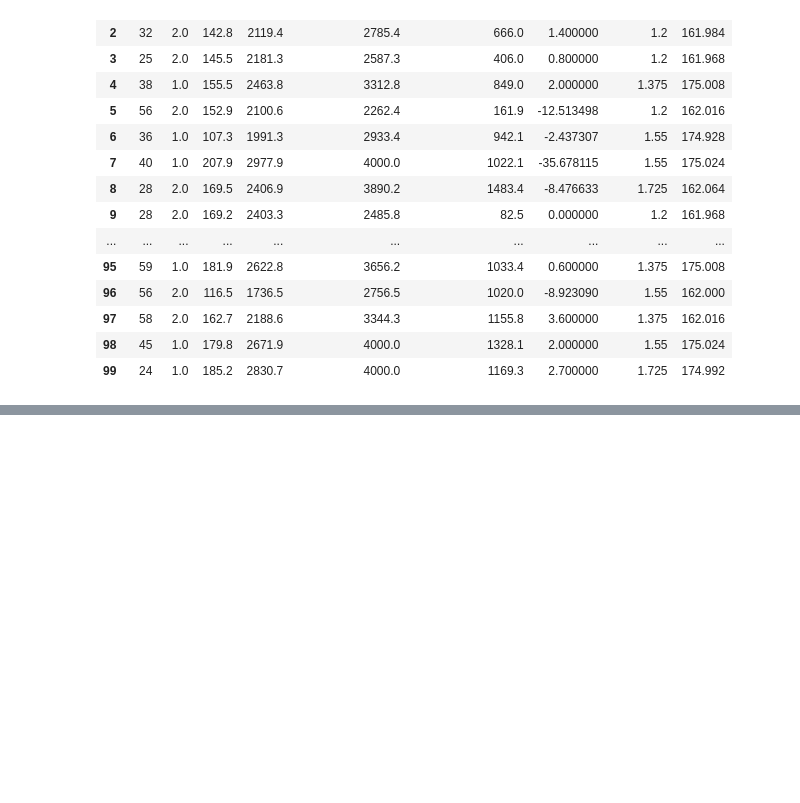
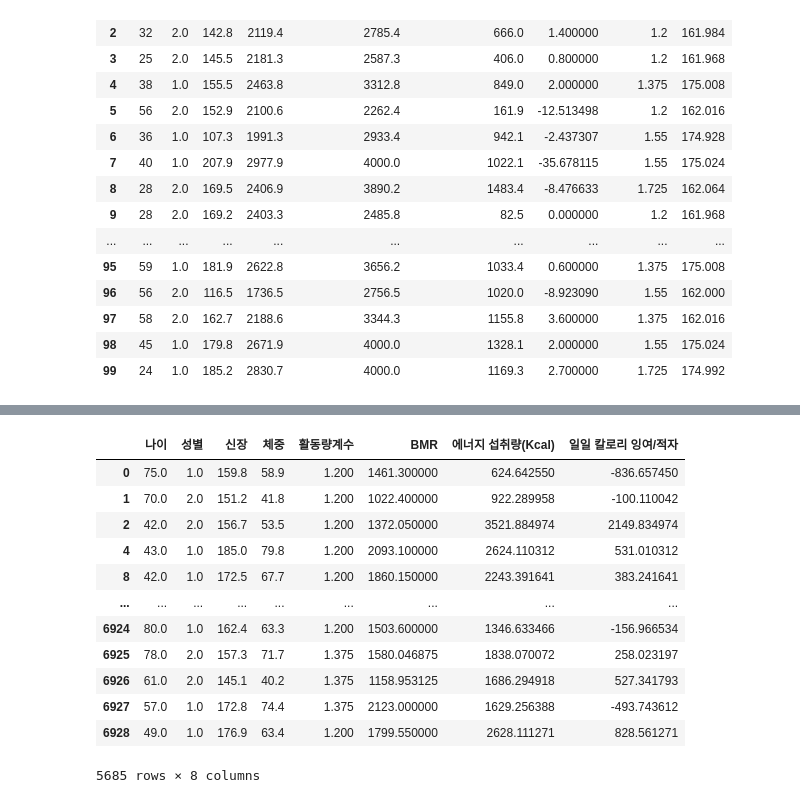
Before and after one commit to ssoom98/personal_project, a Jupyter notebook: python/포트폴리오용 - 학습할 데이터 전처리후 학습.ipynb, the cells around one changed output, grey strips where cells are left out. Cells and saved outputs as stored; diff of their text form; code cells hidden in the pictures; blank space fills up the shorter version.

```diff
--- a/python/포트폴리오용 - 학습할 데이터 전처리후 학습.ipynb
+++ b/python/포트폴리오용 - 학습할 데이터 전처리후 학습.ipynb
@@ -286,0 +467,20 @@ weight_change
+# %%
+korean_data=korean_data[['나이','성별','신장','체중','활동량계수','일일권장섭취량','에너지 섭취량(Kcal)','일일 칼로리 잉여/적자']]
+# %%
+korean_data.columns=['나이','성별','신장','체중','활동량계수','BMR','에너지 섭취량(Kcal)','일일 칼로리 잉여/적자']
+# %%
+korean_data
+# %% [output]
+|  | 나이 | 성별 | 신장 | 체중 | 활동량계수 | BMR | 에너지 섭취량(Kcal) | 일일 칼로리 잉여/적자 |
+| 0 | 75.0 | 1.0 | 159.8 | 58.9 | 1.200 | 1461.300000 | 624.642550 | -836.657450 |
+| 1 | 70.0 | 2.0 | 151.2 | 41.8 | 1.200 | 1022.400000 | 922.289958 | -100.110042 |
+| 2 | 42.0 | 2.0 | 156.7 | 53.5 | 1.200 | 1372.050000 | 3521.884974 | 2149.834974 |
+| 4 | 43.0 | 1.0 | 185.0 | 79.8 | 1.200 | 2093.100000 | 2624.110312 | 531.010312 |
+| 8 | 42.0 | 1.0 | 172.5 | 67.7 | 1.200 | 1860.150000 | 2243.391641 | 383.241641 |
+| ... | ... | ... | ... | ... | ... | ... | ... | ... |
+| 6924 | 80.0 | 1.0 | 162.4 | 63.3 | 1.200 | 1503.600000 | 1346.633466 | -156.966534 |
+| 6925 | 78.0 | 2.0 | 157.3 | 71.7 | 1.375 | 1580.046875 | 1838.070072 | 258.023197 |
+| 6926 | 61.0 | 2.0 | 145.1 | 40.2 | 1.375 | 1158.953125 | 1686.294918 | 527.341793 |
+| 6927 | 57.0 | 1.0 | 172.8 | 74.4 | 1.375 | 2123.000000 | 1629.256388 | -493.743612 |
+| 6928 | 49.0 | 1.0 | 176.9 | 63.4 | 1.200 | 1799.550000 | 2628.111271 | 828.561271 |
+5685 rows × 8 columns
```
Also changed, not shown: parts of 19 cells of this notebook.
